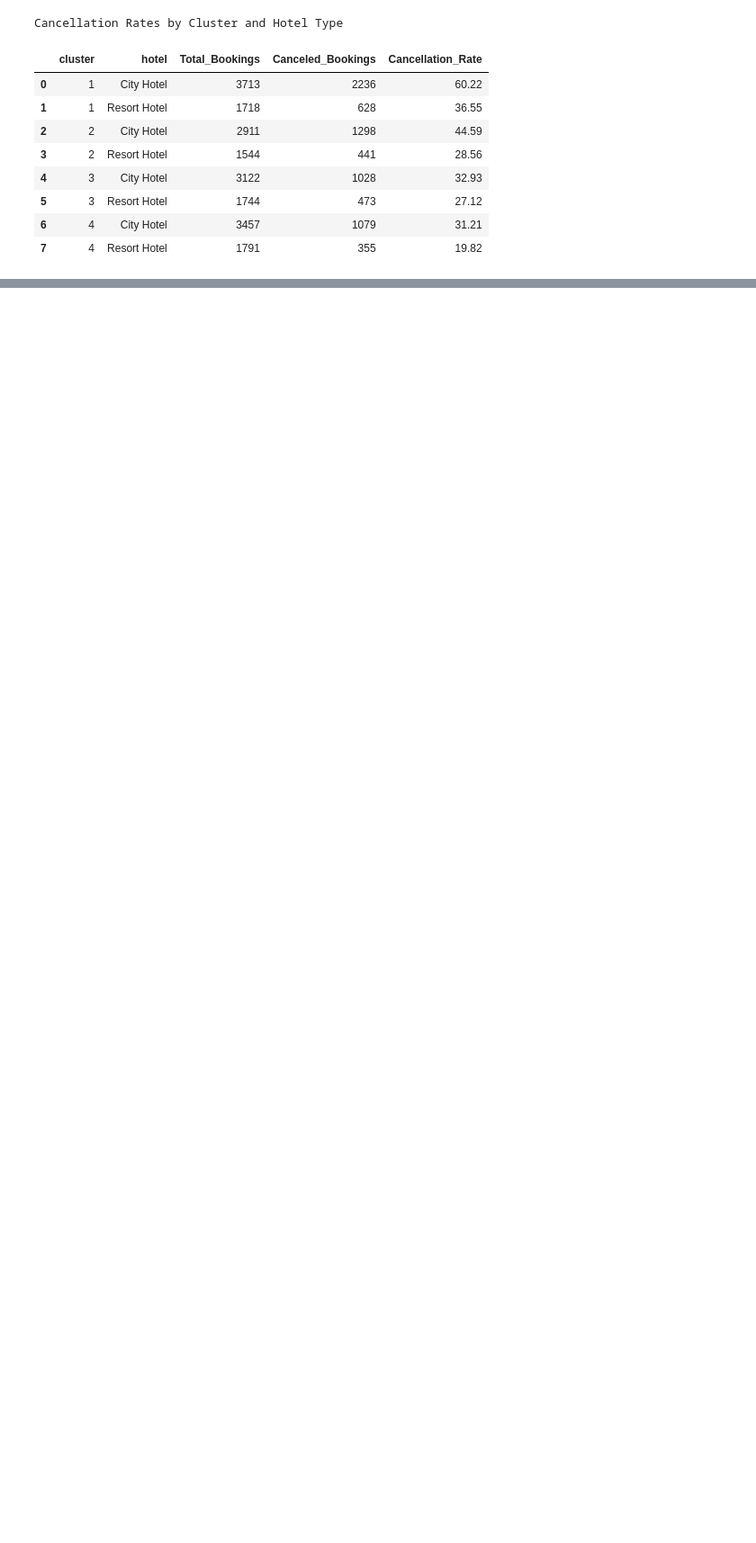
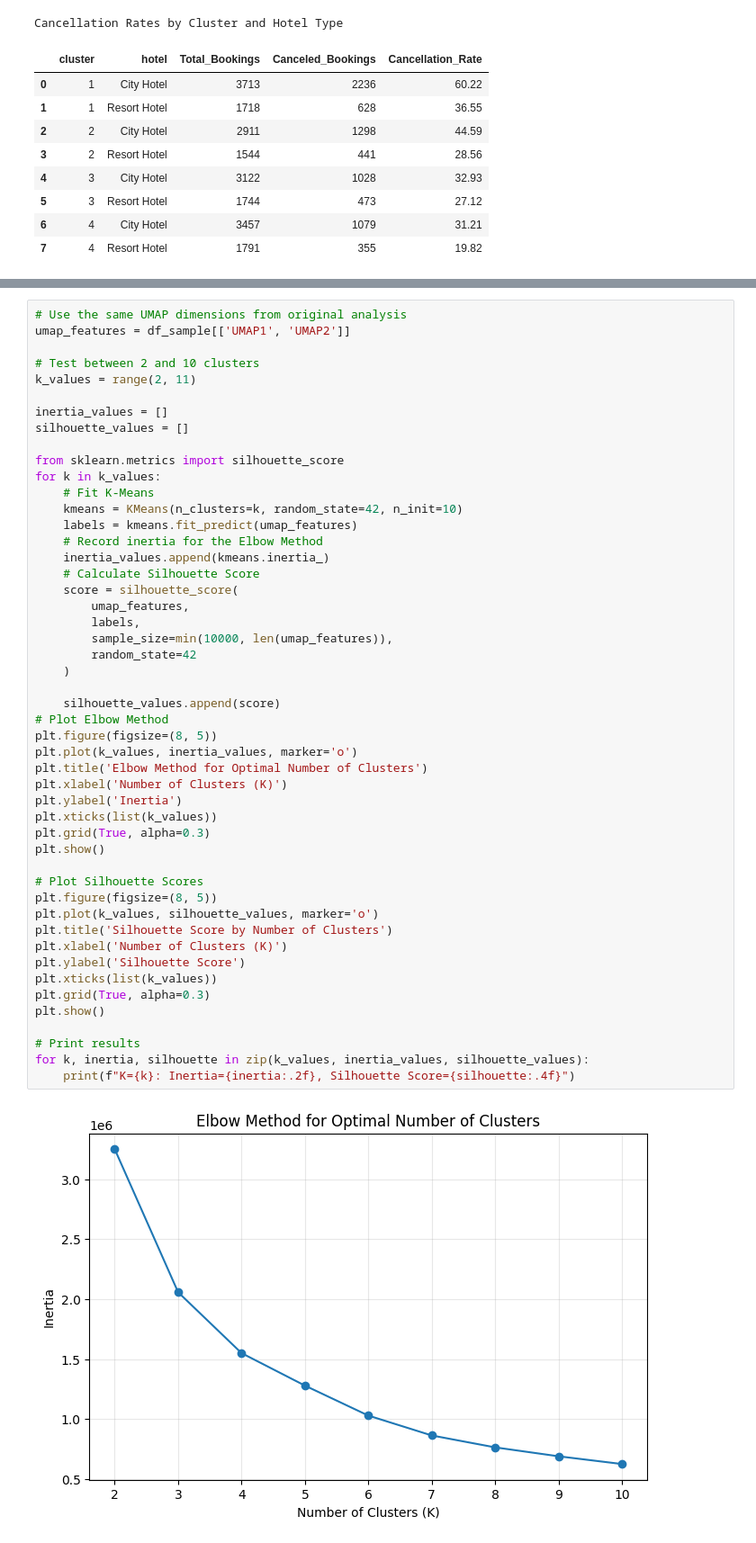
Before and after one commit to sylle321/Hotel_booking, a Jupyter notebook: Descriptive_Code.ipynb, the cells around one changed output, grey strips where cells are left out. Shown at 90% size. Cells and saved outputs as stored; diff of their text form; blank space fills up the shorter version.

Commit message:
includes cancellation patterns, UMPA, K-means clustering, elbow/silhouette method to confirm number of clusters

```diff
--- a/Descriptive_Code.ipynb
+++ b/Descriptive_Code.ipynb
@@ -721,3 +719,54 @@ display(cluster_profile)
 | 2 | 4455 | 71.15 | 0.04 | 0.15 | 39.0 |
 | 3 | 4866 | 98.55 | 0.13 | 0.14 | 31.0 |
 | 4 | 5248 | 53.97 | 0.01 | 0.37 | 27.0 |
+# %%
+# Use the same UMAP dimensions from original analysis
+umap_features = df_sample[['UMAP1', 'UMAP2']]
+
+# Test between 2 and 10 clusters
+k_values = range(2, 11)
+
+inertia_values = []
+silhouette_values = []
+
+from sklearn.metrics import silhouette_score
+for k in k_values:
+    # Fit K-Means
+    kmeans = KMeans(n_clusters=k, random_state=42, n_init=10)
+    labels = kmeans.fit_predict(umap_features)
+    # Record inertia for the Elbow Method
+    inertia_values.append(kmeans.inertia_)
+    # Calculate Silhouette Score
+    score = silhouette_score(
+        umap_features,
+        labels,
+        sample_size=min(10000, len(umap_features)),
+        random_state=42
+    )
+
+    silhouette_values.append(score)
+# Plot Elbow Method
+plt.figure(figsize=(8, 5))
+plt.plot(k_values, inertia_values, marker='o')
+plt.title('Elbow Method for Optimal Number of Clusters')
+plt.xlabel('Number of Clusters (K)')
+plt.ylabel('Inertia')
+plt.xticks(list(k_values))
+plt.grid(True, alpha=0.3)
+plt.show()
+
+# Plot Silhouette Scores
+plt.figure(figsize=(8, 5))
+plt.plot(k_values, silhouette_values, marker='o')
+plt.title('Silhouette Score by Number of Clusters')
+plt.xlabel('Number of Clusters (K)')
+plt.ylabel('Silhouette Score')
+plt.xticks(list(k_values))
+plt.grid(True, alpha=0.3)
+plt.show()
+
+# Print results
+for k, inertia, silhouette in zip(k_values, inertia_values, silhouette_values):
+    print(f"K={k}: Inertia={inertia:.2f}, Silhouette Score={silhouette:.4f}")
+# %% [output]
+[figure, added]
```
Also changed, not shown: parts of 7 cells of this notebook.
